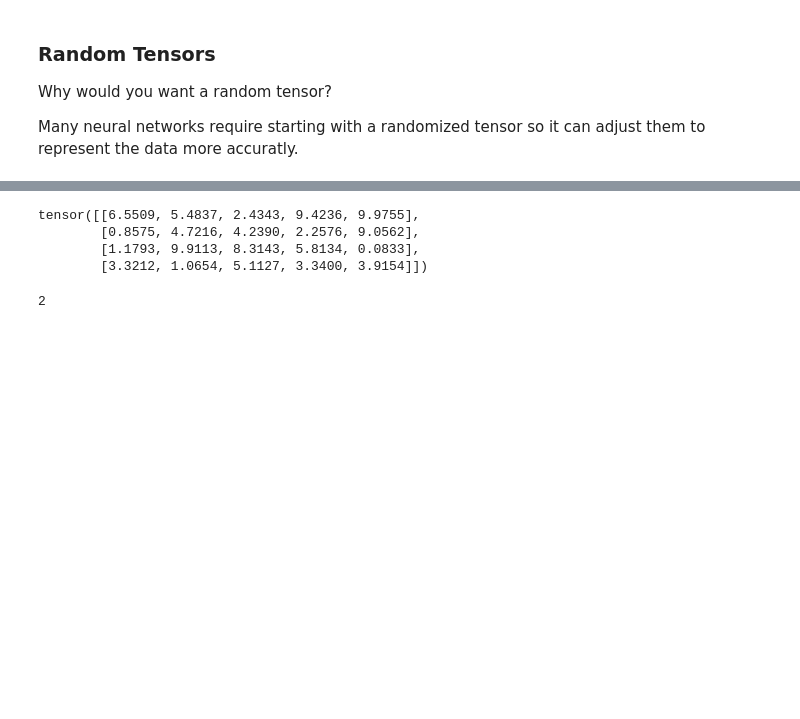
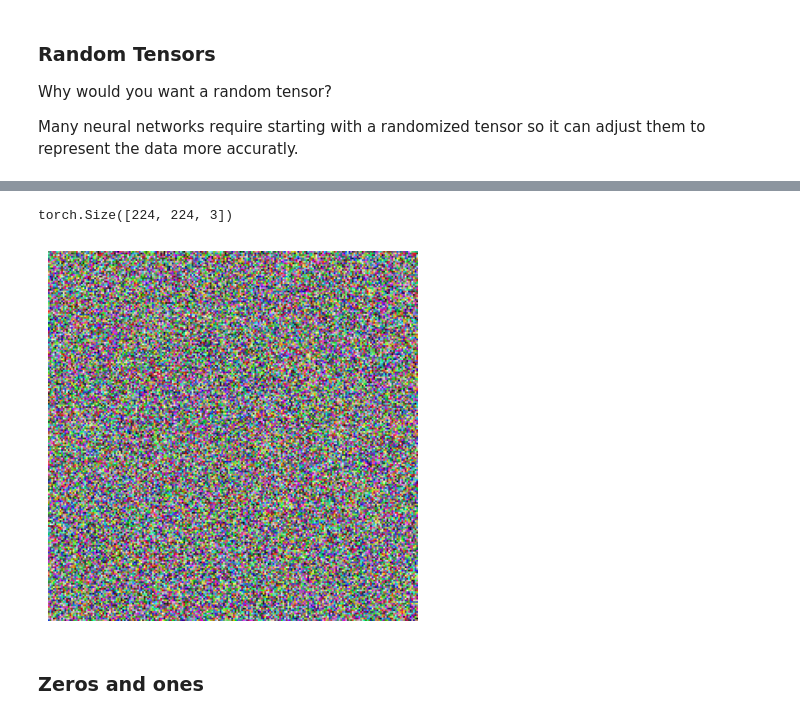
Before and after one commit to GunDalf101/PyTorch_INTRO, a Jupyter notebook: Fundamentals.ipynb, the cells around one changed output, grey strips where cells are left out. Cells and saved outputs as stored; diff of their text form; code cells hidden in the pictures; blank space fills up the shorter version.

```diff
--- a/Fundamentals.ipynb
+++ b/Fundamentals.ipynb
@@ -87,11 +87,14 @@ tensor([[0.6551, 0.5484, 0.2434, 0.9424, 0.9975],
-# %%
-random_tensor.multiply(10)
-# %% [output]
-tensor([[6.5509, 5.4837, 2.4343, 9.4236, 9.9755],
-        [0.8575, 4.7216, 4.2390, 2.2576, 9.0562],
-        [1.1793, 9.9113, 8.3143, 5.8134, 0.0833],
-        [3.3212, 1.0654, 5.1127, 3.3400, 3.9154]])
-# %%
-random_tensor.ndim
-# %% [output]
-2
+# %%
+# Create a random tensor with the shape of an image tensor
+random_image_tensor = torch.rand(size=(224, 224, 3))
+random_image_tensor.shape
+# %% [output]
+torch.Size([224, 224, 3])
+# %%
+plt.imshow(random_image_tensor.numpy())
+plt.axis('off')
+plt.show()
+# %% [output]
+[figure, added]
+# %% [markdown]
+### Zeros and ones
```
Also changed, not shown: parts of 64 cells of this notebook.
